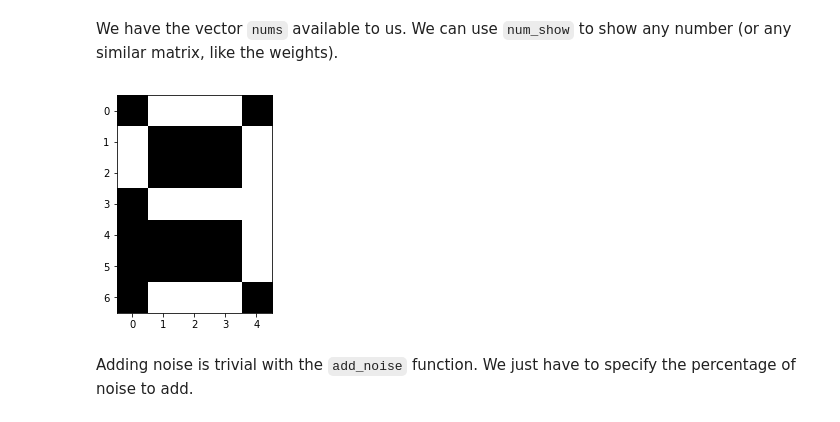
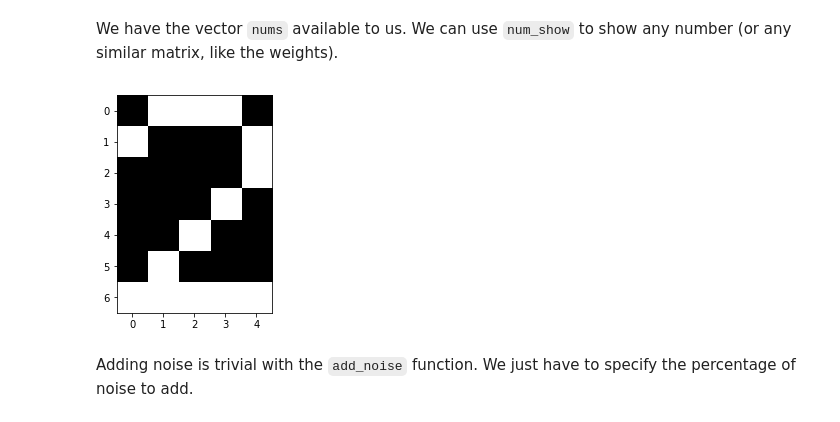
Before and after one commit to margaritageleta/SLNN, a Jupyter notebook: showcase.ipynb, the cells around one changed output. Drawn from its saved outputs; the diff is of its cells as text; code cells hidden in the pictures.

````diff
--- a/showcase.ipynb
+++ b/showcase.ipynb
@@ -10,9 +10,9 @@ from main import *
 # %% [markdown]
 We have the vector ```nums``` available to us. We can use ```num_show``` to show any number (or any similar matrix, like the weights).
 # %%
-num_show(nums[9])
+num_show(nums[2])
 # %% [output]
-[figure, old version]
+[figure, new version]
 # %% [markdown]
 Adding noise is trivial with the ```add_noise``` function. We just have to specify the percentage of noise to add.
 # %%
````
Also changed, not shown: parts of 15 cells of this notebook, 5 other files.
